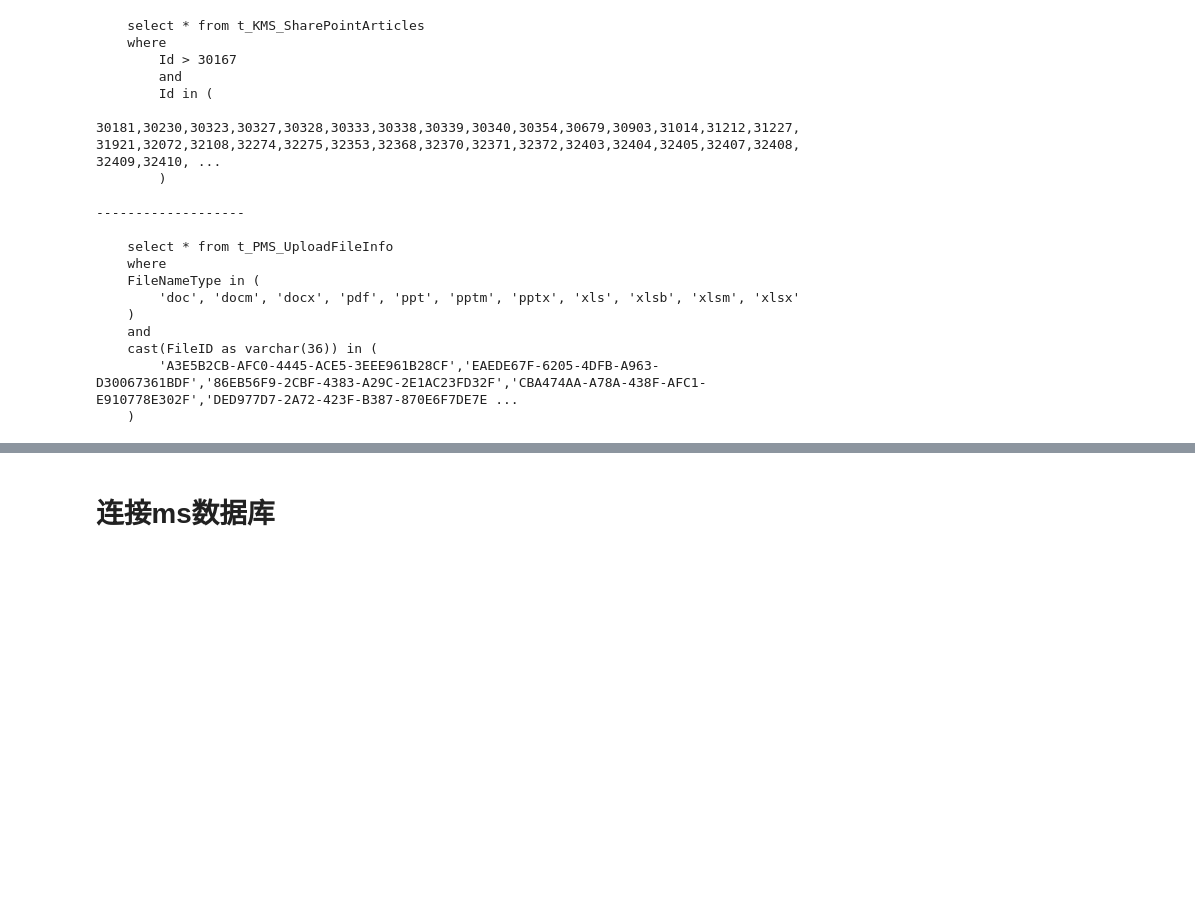
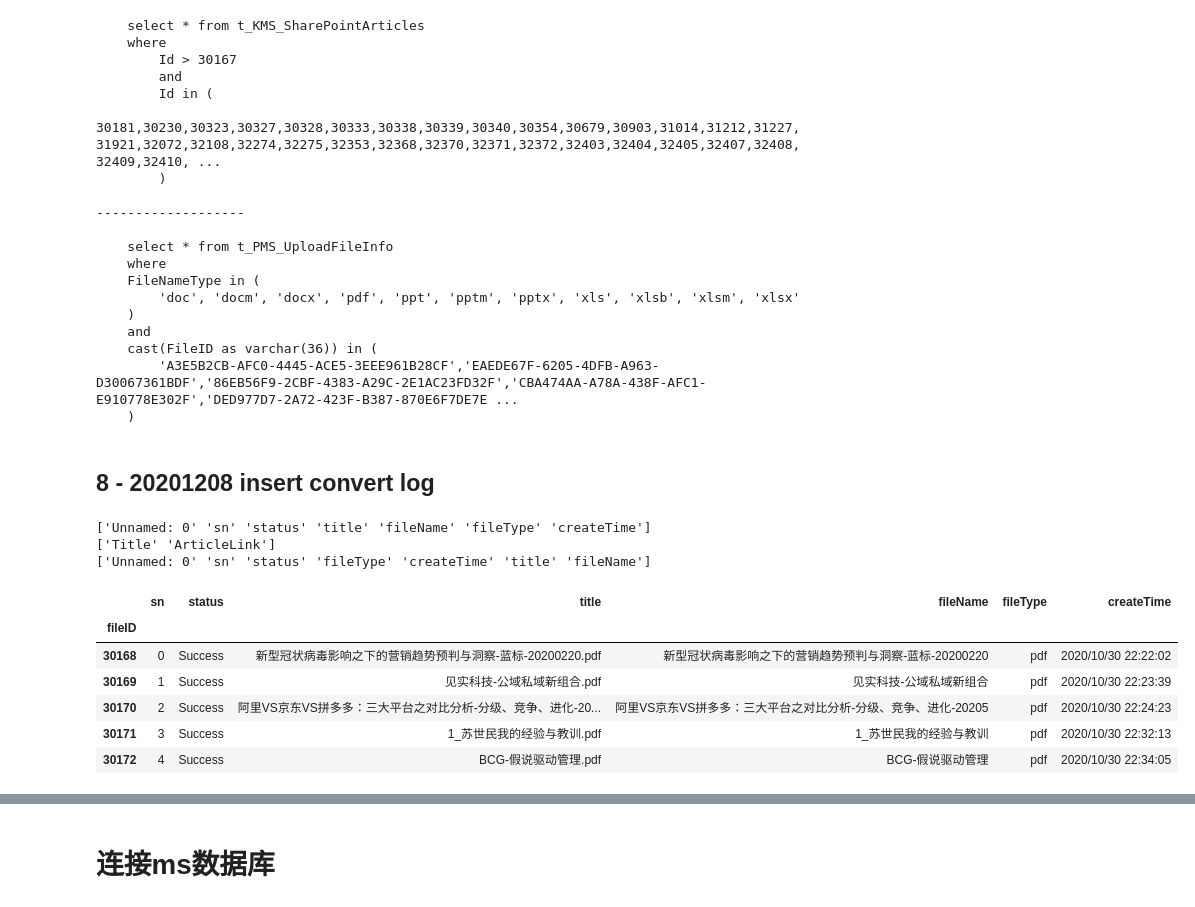
Before and after one commit to AsteriskAzurain/illuminera, a Jupyter notebook: illuminera.ipynb, the cells around one changed output, grey strips where cells are left out. Saved outputs shown, nothing was run; the diff lists cells and outputs as text; code cells hidden in the pictures; blank space fills up the shorter version.

```diff
--- a/illuminera.ipynb
+++ b/illuminera.ipynb
@@ -935,3 +935,32 @@ print(sql_pms.format(','.join(["'"+str(item)+"'" for item in ls_pms_fileid])))
     cast(FileID as varchar(36)) in (
         'A3E5B2CB-AFC0-4445-ACE5-3EEE961B28CF','EAEDE67F-6205-4DFB-A963-D30067361BDF','86EB56F9-2CBF-4383-A29C-2E1AC23FD32F','CBA474AA-A78A-438F-AFC1-E910778E302F','DED977D7-2A72-423F-B387-870E6F7DE7E ...
     )
+# %% [markdown]
+## 8 - 20201208 insert convert log
+# %%
+kmsFile='/content/drive/MyDrive/Colab Notebooks/workdata/feedBack_kms.xlsx'
+pmsFile='/content/drive/MyDrive/Colab Notebooks/workdata/feedBack_pms_0.xlsx'
+kmssrcFile='/content/drive/MyDrive/Colab Notebooks/workdata/kms_src_info.xlsx'
+
+kmsData=pd.read_excel(io=kmsFile,header=0,index_col='fileID')
+kmsSrcData=pd.read_excel(io=kmssrcFile,header=0,index_col='Id')
+pmsData=pd.read_excel(io=pmsFile,header=0,index_col='fileID')
+# %%
+print(kmsData.columns.values)
+print(kmsSrcData.columns.values)
+print(pmsData.columns.values)
+# %% [output]
+['Unnamed: 0' 'sn' 'status' 'title' 'fileName' 'fileType' 'createTime']
+['Title' 'ArticleLink']
+['Unnamed: 0' 'sn' 'status' 'fileType' 'createTime' 'title' 'fileName']
+# %%
+kmsData=kmsData.drop(columns=['Unnamed: 0'])
+kmsData.head()
+# %% [output]
+|  | sn | status | title | fileName | fileType | createTime |
+| fileID |  |  |  |  |  |  |
+| 30168 | 0 | Success | 新型冠状病毒影响之下的营销趋势预判与洞察-蓝标-20200220.pdf | 新型冠状病毒影响之下的营销趋势预判与洞察-蓝标-20200220 | pdf | 2020/10/30 22:22:02 |
+| 30169 | 1 | Success | 见实科技-公域私域新组合.pdf | 见实科技-公域私域新组合 | pdf | 2020/10/30 22:23:39 |
+| 30170 | 2 | Success | 阿里VS京东VS拼多多：三大平台之对比分析-分级、竞争、进化-20... | 阿里VS京东VS拼多多：三大平台之对比分析-分级、竞争、进化-20205 | pdf | 2020/10/30 22:24:23 |
+| 30171 | 3 | Success | 1_苏世民我的经验与教训.pdf | 1_苏世民我的经验与教训 | pdf | 2020/10/30 22:32:13 |
+| 30172 | 4 | Success | BCG-假说驱动管理.pdf | BCG-假说驱动管理 | pdf | 2020/10/30 22:34:05 |
```
Also changed, not shown: parts of 9 cells of this notebook.
